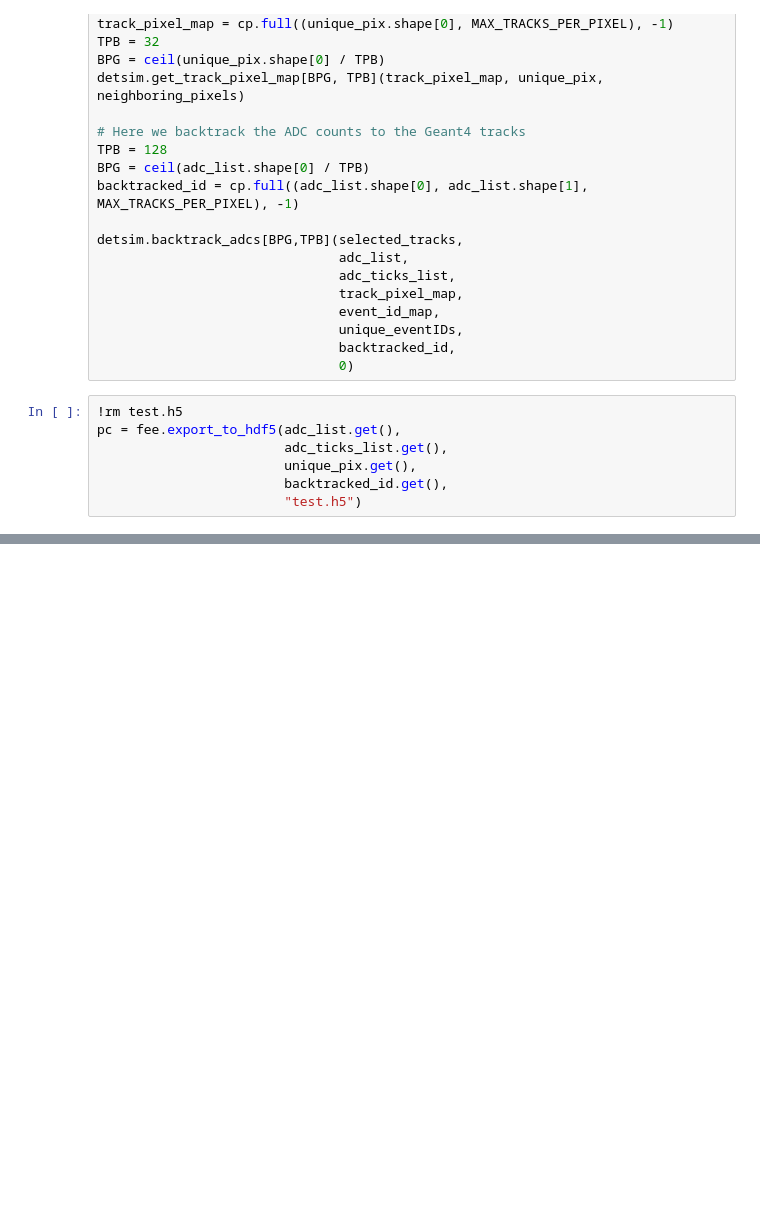
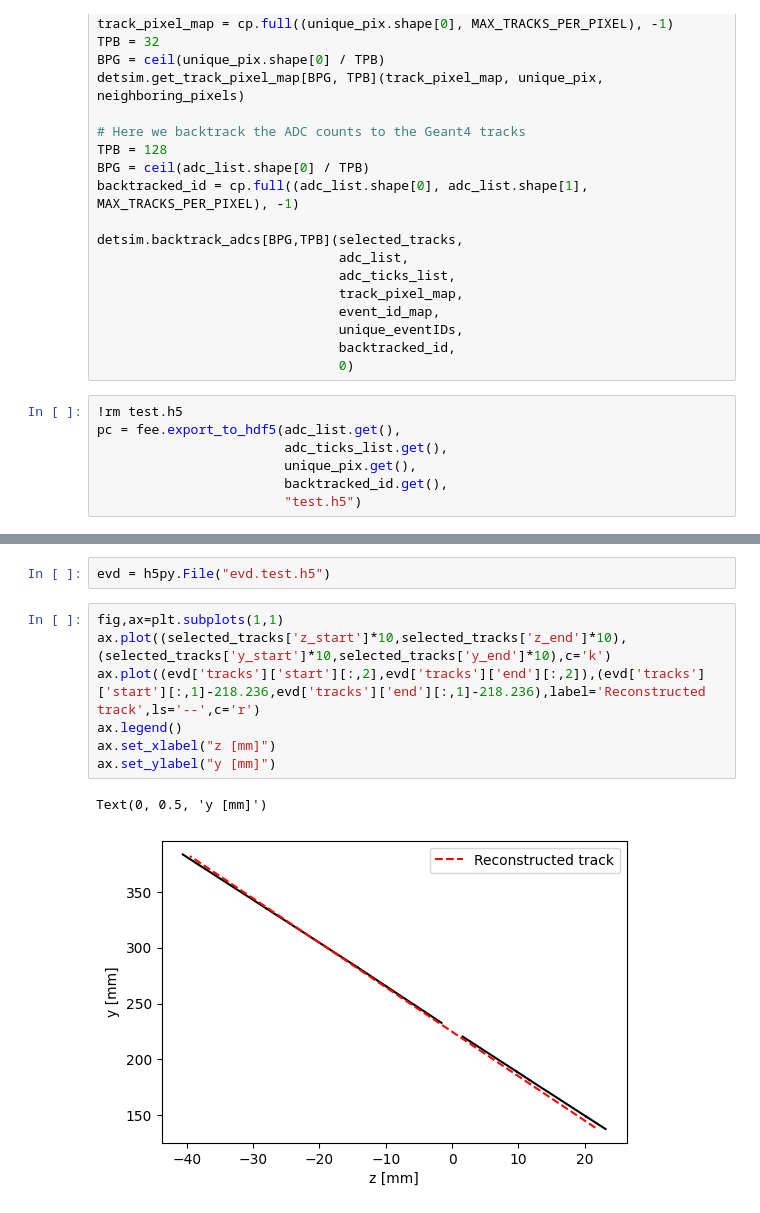
Before and after one commit to DUNE/larnd-sim, a Jupyter notebook: examples/Pixel induced current.ipynb, the cells around one changed output, grey strips where cells are left out. Cells and saved outputs as stored; diff of their text form; blank space fills up the shorter version.

```diff
--- a/examples/Pixel induced current.ipynb
+++ b/examples/Pixel induced current.ipynb
@@ -423,0 +433,12 @@ pc = fee.export_to_hdf5(adc_list.get(),
+# %%
+evd = h5py.File("evd.test.h5")
+# %%
+fig,ax=plt.subplots(1,1)
+ax.plot((selected_tracks['z_start']*10,selected_tracks['z_end']*10),(selected_tracks['y_start']*10,selected_tracks['y_end']*10),c='k')
+ax.plot((evd['tracks']['start'][:,2],evd['tracks']['end'][:,2]),(evd['tracks']['start'][:,1]-218.236,evd['tracks']['end'][:,1]-218.236),label='Reconstructed track',ls='--',c='r')
+ax.legend()
+ax.set_xlabel("z [mm]")
+ax.set_ylabel("y [mm]")
+# %% [output]
+Text(0, 0.5, 'y [mm]')
+[figure, added]
```
Also changed, not shown: parts of 6 cells of this notebook.
